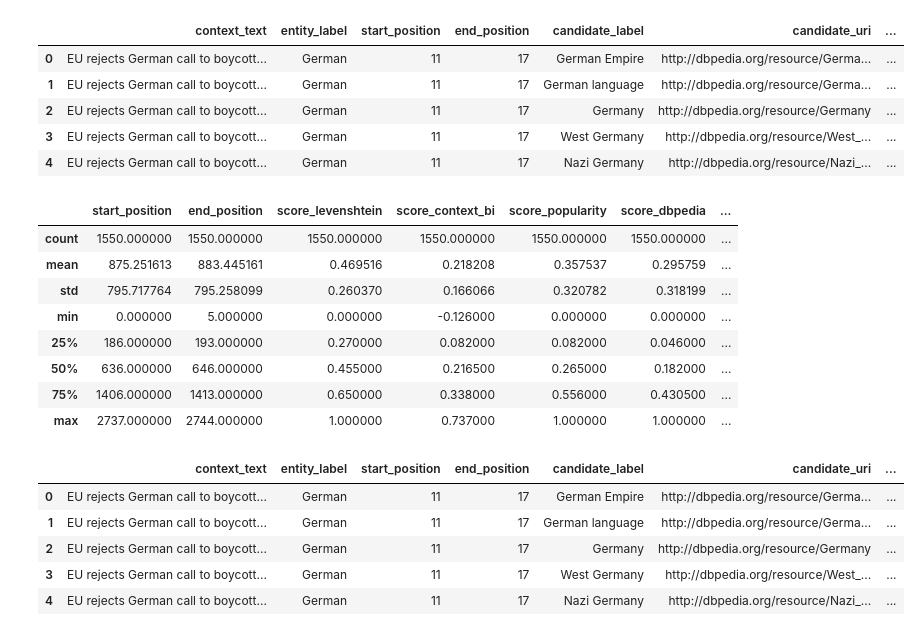
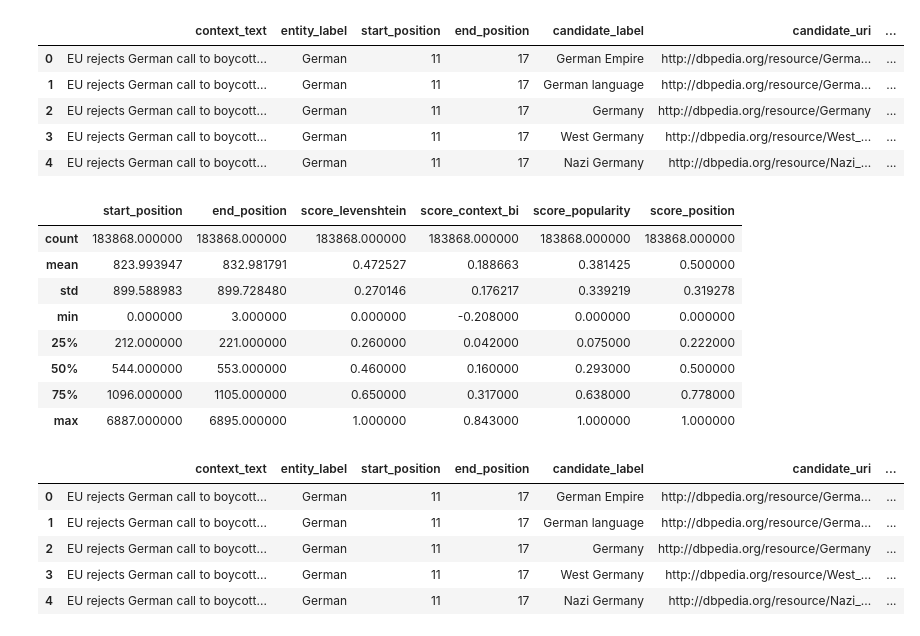
Before and after one commit to Danzigerrr/ProbNEL, a Jupyter notebook: Colab Notebooks/Candidate_Selector_Heavy_AI_Model.ipynb, the cells around one changed output. Drawn from its saved outputs; the diff is of its cells as text; code cells hidden in the pictures.

Commit message:
add new scorers and make the code more reusable

```diff
--- a/Colab Notebooks/Candidate_Selector_Heavy_AI_Model.ipynb
+++ b/Colab Notebooks/Candidate_Selector_Heavy_AI_Model.ipynb
@@ -280,5 +256,6 @@ print(f"DataFrame saved to {csv_filename}")
 # %% [markdown]
 ### Get scored candidates from csv
 # %%
-df = pd.read_csv("aida_train_golden_annotations_with_candidates_scored_data_20250417_172103.csv")
+train_df = pd.read_csv("scored_data_20250424_112539.csv")
+train_df.drop(columns=["score_dbpedia"], inplace=True)
 # %%
@@ -291,17 +268,17 @@ df.head()
 | 3 | EU rejects German call to boycott... | German | 11 | 17 | West Germany | http://dbpedia.org/resource/West_... | ... |
 | 4 | EU rejects German call to boycott... | German | 11 | 17 | Nazi Germany | http://dbpedia.org/resource/Nazi_... | ... |
 # %%
-df.describe()
+train_df.describe()
 # %% [output]
-|  | start_position | end_position | score_levenshtein | score_context_bi | score_popularity | score_dbpedia | ... |
-| count | 1550.000000 | 1550.000000 | 1550.000000 | 1550.000000 | 1550.000000 | 1550.000000 | ... |
-| mean | 875.251613 | 883.445161 | 0.469516 | 0.218208 | 0.357537 | 0.295759 | ... |
-| std | 795.717764 | 795.258099 | 0.260370 | 0.166066 | 0.320782 | 0.318199 | ... |
-| min | 0.000000 | 5.000000 | 0.000000 | -0.126000 | 0.000000 | 0.000000 | ... |
-| 25% | 186.000000 | 193.000000 | 0.270000 | 0.082000 | 0.082000 | 0.046000 | ... |
-| 50% | 636.000000 | 646.000000 | 0.455000 | 0.216500 | 0.265000 | 0.182000 | ... |
-| 75% | 1406.000000 | 1413.000000 | 0.650000 | 0.338000 | 0.556000 | 0.430500 | ... |
-| max | 2737.000000 | 2744.000000 | 1.000000 | 0.737000 | 1.000000 | 1.000000 | ... |
+|  | start_position | end_position | score_levenshtein | score_context_bi | score_popularity | score_position |
+| count | 183868.000000 | 183868.000000 | 183868.000000 | 183868.000000 | 183868.000000 | 183868.000000 |
+| mean | 823.993947 | 832.981791 | 0.472527 | 0.188663 | 0.381425 | 0.500000 |
+| std | 899.588983 | 899.728480 | 0.270146 | 0.176217 | 0.339219 | 0.319278 |
+| min | 0.000000 | 3.000000 | 0.000000 | -0.208000 | 0.000000 | 0.000000 |
+| 25% | 212.000000 | 221.000000 | 0.260000 | 0.042000 | 0.075000 | 0.222000 |
+| 50% | 544.000000 | 553.000000 | 0.460000 | 0.160000 | 0.293000 | 0.500000 |
+| 75% | 1096.000000 | 1105.000000 | 0.650000 | 0.317000 | 0.638000 | 0.778000 |
+| max | 6887.000000 | 6895.000000 | 1.000000 | 0.843000 | 1.000000 | 1.000000 |
 # %%
 
 # ========== Prepare Data for the Neural Network with Grouping ==========
```
Also changed, not shown: parts of 12 cells of this notebook.
